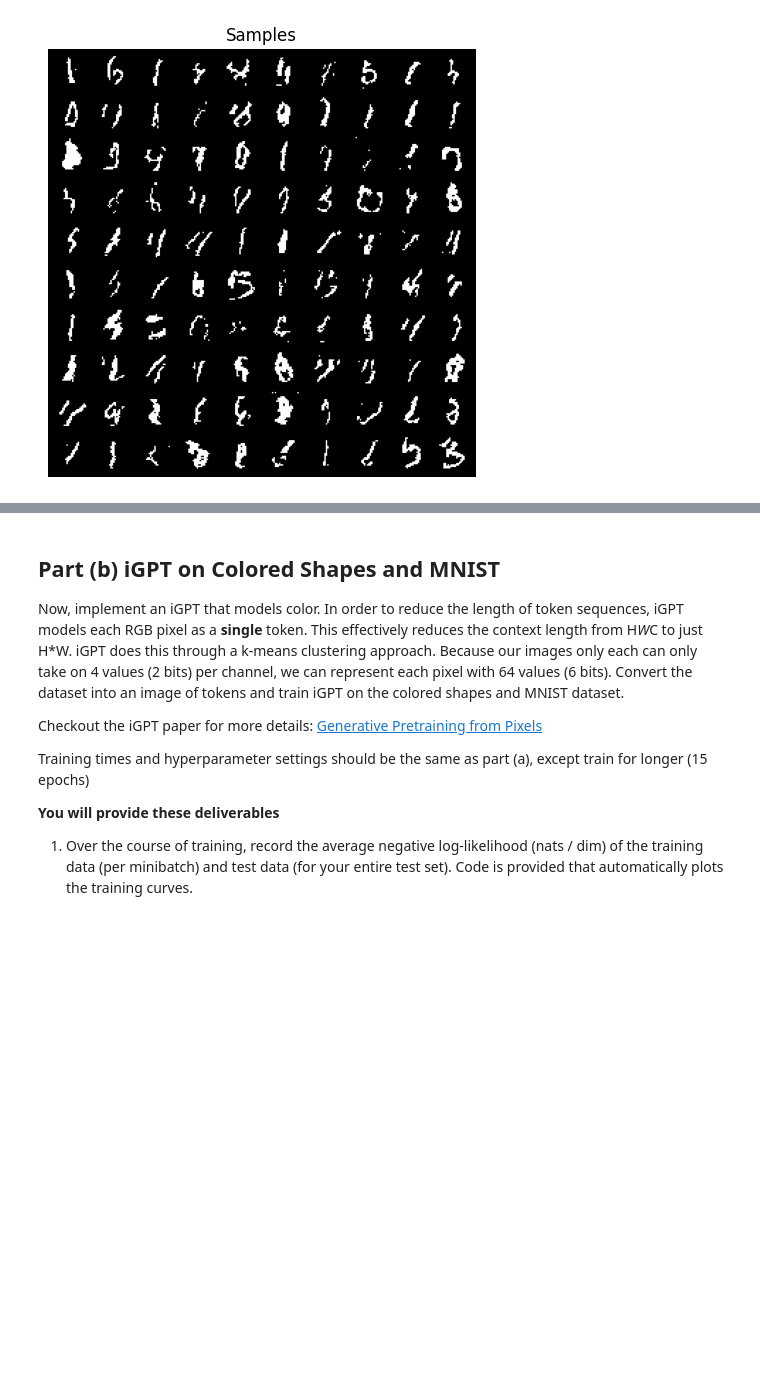
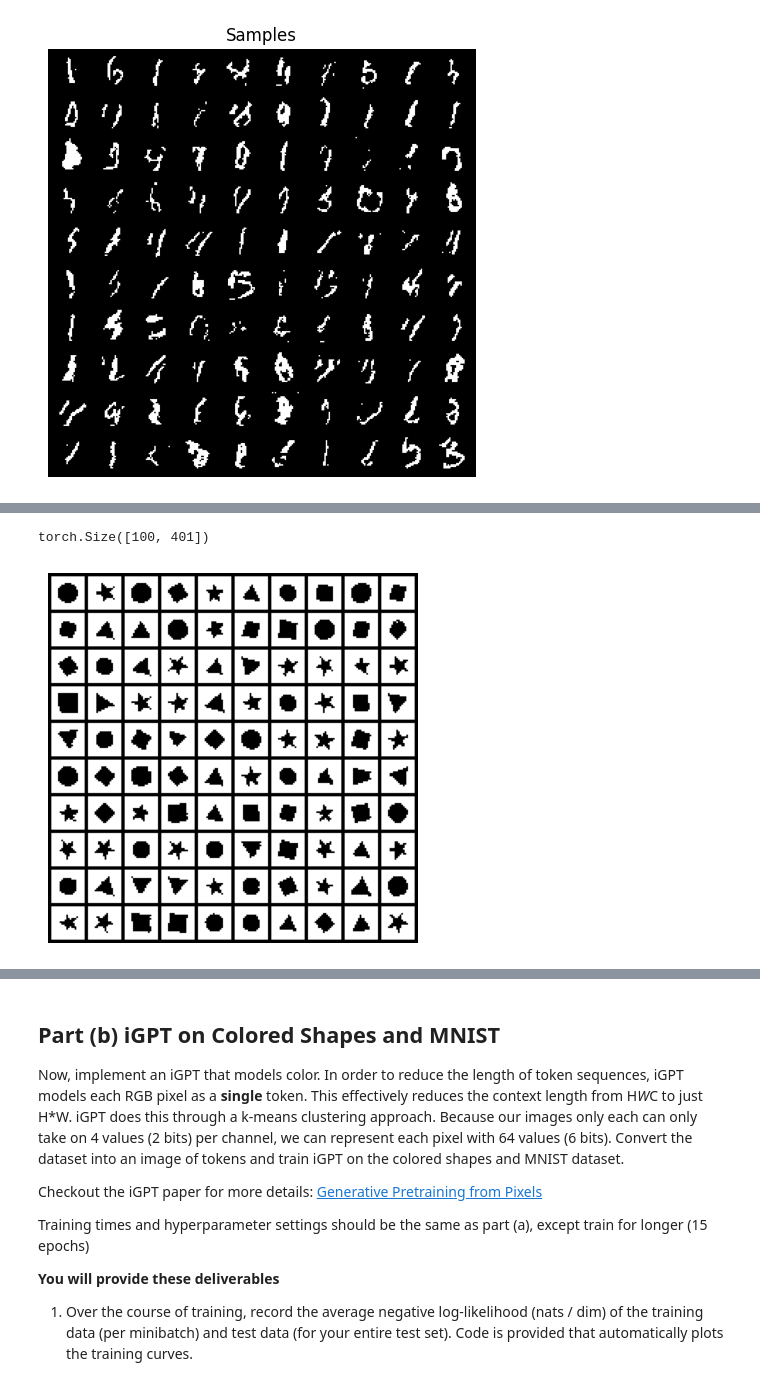
Before and after one commit to bkorany/bkorany, a Jupyter notebook: homeworks/hw1/hw1.ipynb, the cells around one changed output, grey strips where cells are left out. Cells and saved outputs as stored; diff of their text form; code cells hidden in the pictures; blank space fills up the shorter version.

```diff
--- a/homeworks/hw1/hw1.ipynb
+++ b/homeworks/hw1/hw1.ipynb
@@ -667,12 +785,25 @@ NameError: name 'get_data_dir' is not defined
 # %%
+from torchvision.utils import make_grid
 with torch.no_grad():
   myModel.eval()
   Inputs = (vocab_size-1)*torch.ones(100, 1).long().to(device)
-  for i in range(W*H):
+  for i in range(H*W):
       out_logits = myModel(Inputs)
       out_probs = F.softmax(out_logits[:, -1, :], dim=-1)
       s = torch.multinomial(out_probs, 1)
       Inputs = torch.cat([Inputs, s], dim=1).long()
+  print(Inputs.shape)
   Inputs = Inputs[:, 1:]
   Inputs = Inputs.reshape(100, H, W, 1)
   samples = get_token_from_idx(Inputs, num_channels, vocab_base).cpu().numpy().astype(np.uint8)
+  samples = samples.astype("float32") / 1 * 255
+  nrow = 10
+
+  samples = (torch.FloatTensor(samples) / 255).permute(0, 3, 1, 2)
+  grid_img = make_grid(samples, nrow=nrow)
+  plt.figure()
+  plt.imshow(grid_img.permute(1, 2, 0))
+  plt.axis("off")
+# %% [output]
+torch.Size([100, 401])
+[figure, added]
```
Also changed, not shown: parts of 21 cells of this notebook.
